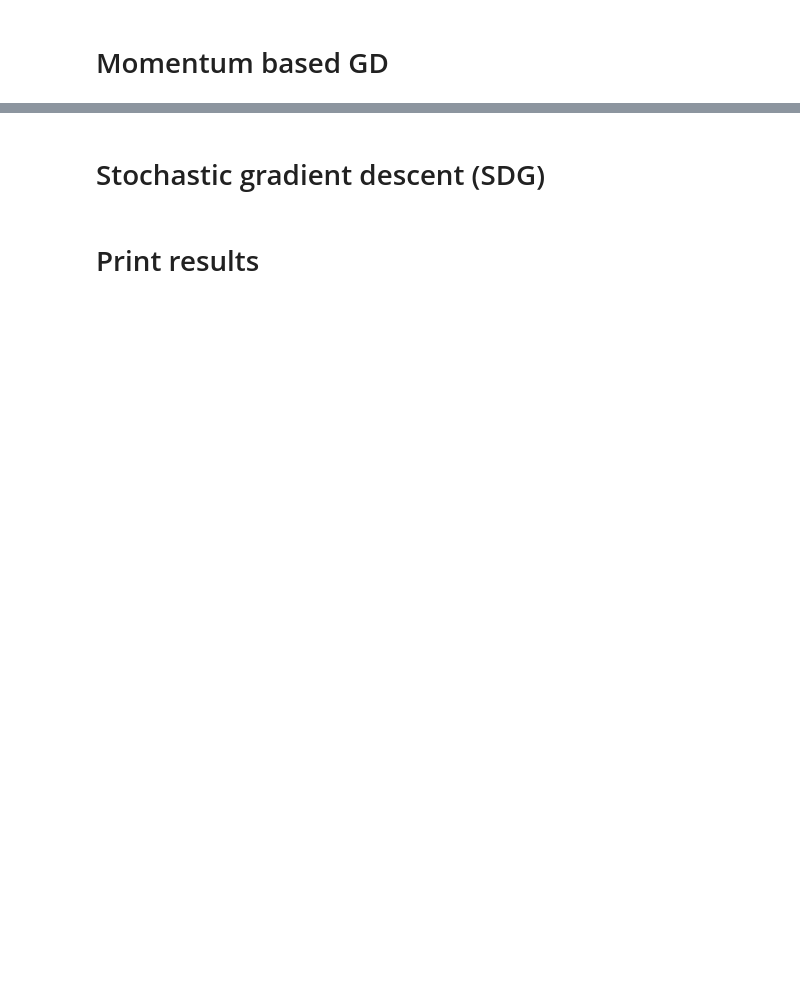
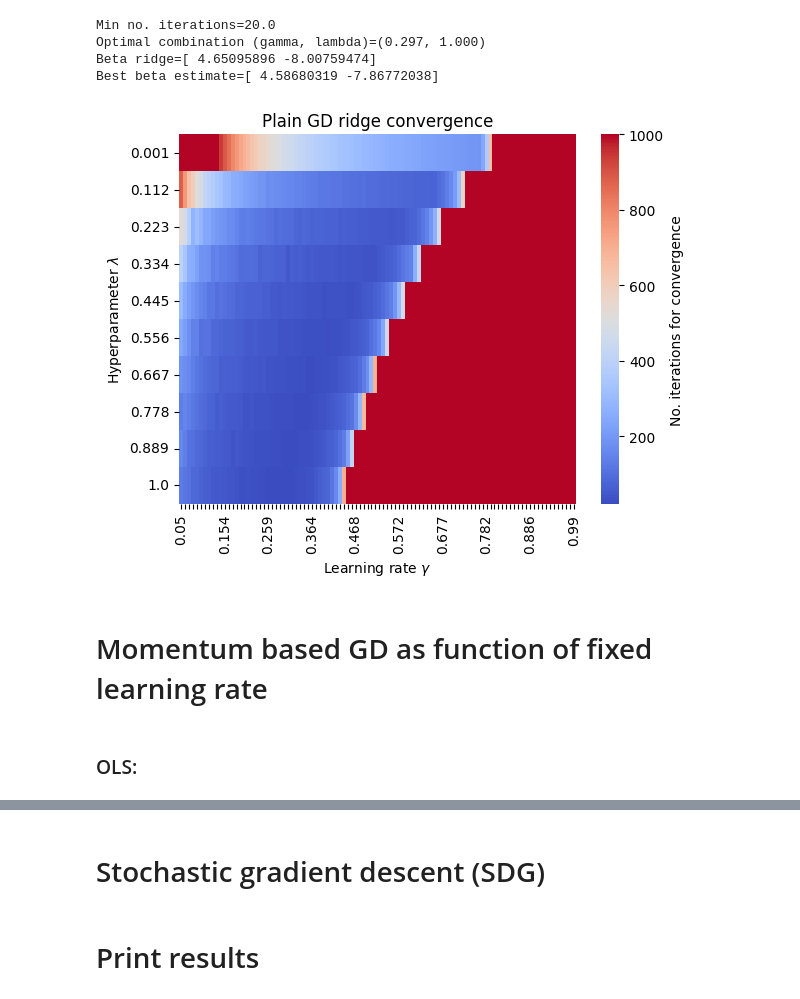
Before and after one commit to LassePladsen/FYS-STK3155-4155, a Jupyter notebook: Weekly exercises/41/Week 41 Lasse Pladsen.ipynb, the cells around one changed output, grey strips where cells are left out. Drawn from its saved outputs; the diff is of its cells as text; code cells hidden in the pictures; blank space fills up the shorter version.

```diff
--- a/Weekly exercises/41/Week 41 Lasse Pladsen.ipynb
+++ b/Weekly exercises/41/Week 41 Lasse Pladsen.ipynb
@@ -42,0 +91,9 @@ beta_gd = beta
+# %%
+# Parameters
+ridge_lambdas = np.linspace(0.001, 1, 10)  # lambda vals to plot
+
+XT_X = X.T @ X
+I = np.identity(np.shape(XT_X)[0])
+for lmbda in ridge_lambdas:
+    beta_ridge = np.linalg.inv(XT_X + lmbda*I) @ (X.T @ y)  # own Ridge inversion
+    print(beta_ridge.ravel())
@@ -43,2 +111,65 @@ beta_gd = beta
+# %%
+no_iters = np.empty((learn_rates.size, ridge_lambdas.size))  # store the number of iterations needed to converge
+error_best = 1e10
+beta_best = 0
+beta_best_ridge = 0
+
+# Iterate through each lambda and each learning rate and test convergence
+for j, lmbda in enumerate(ridge_lambdas):
+    for i, learn_rate in enumerate(learn_rates):
+        # Iterate through and improve beta
+        beta = np.random.randn(2, 1)  # create 2 random beta parameters [b_0, b_1] to test convergence with
+        beta_prev = 0
+        iter = 0
+        while iter < N_iters and any(abs(beta - beta_prev) > beta_tol):  # convergence test
+            grad = 2/N * X.T @ (X @ beta - y) + 2 * lmbda * beta
+            beta_prev = beta.copy()
+            beta -= learn_rate * grad
+            # error = np.max(abs(beta - beta_ridge))
+            # if error < error_best:
+            #     error_best = error
+            #     beta_best = beta
+            #     beta_best_ridge = beta_ridge
+            if any(beta > 1e8):  # stop if beta is blowing up -> will overflow
+                iter = 1000
+                break
+            iter += 1
+        # print(f"{lmbda=}: beta_ridge={beta_ridge.ravel()}, beta={beta.ravel()}, {iter=}, {(abs(beta - beta_prev) > beta_tol).ravel()}")
+        no_iters[i, j] = iter
+
+print(f"Min no. iterations={np.min(no_iters)}")
+optimal_indices = np.unravel_index(np.argmin(no_iters), no_iters.shape)
+print(f"Optimal combination (gamma, lambda)=({learn_rates[optimal_indices[0]]:.3f}, {ridge_lambdas[optimal_indices[1]]:.3f})")
+print(f"Beta ridge={beta_best_ridge.ravel()}")
+print(f"Best beta estimate={beta_best.ravel()}")
+
+# Set xlabel ticks to show a total of 10 values, with 3 decimal places
+xticks = np.round(learn_rates, 3)
+keptticks = xticks[::int(len(learn_rates)/10)+1]
+xticks = ['' for _ in xticks]
+xticks[::int(len(xticks)/10)+1] = keptticks
+
+# Heatmap plot
+ax = sb.heatmap(
+        no_iters.T,
+        annot=False,
+        cmap="coolwarm",
+        xticklabels=xticks,
+        yticklabels=ridge_lambdas,
+)
+plt.xticks(rotation=90)  # sideways xticks
+
+ax.collections[0].colorbar.set_label("No. iterations for convergence")
+plt.title("Plain GD ridge convergence")
+plt.xlabel("Learning rate $\gamma$")
+plt.ylabel("Hyperparameter $\lambda$");
+# %% [output]
+Min no. iterations=20.0
+Optimal combination (gamma, lambda)=(0.297, 1.000)
+Beta ridge=[ 4.65095896 -8.00759474]
+Best beta estimate=[ 4.58680319 -7.86772038]
+[figure, added]
 # %% [markdown]
-# Momentum based GD
+# Momentum based GD as function of fixed learning rate
+# %% [markdown]
+### OLS:
```
Also changed, not shown: parts of 13 cells of this notebook.
